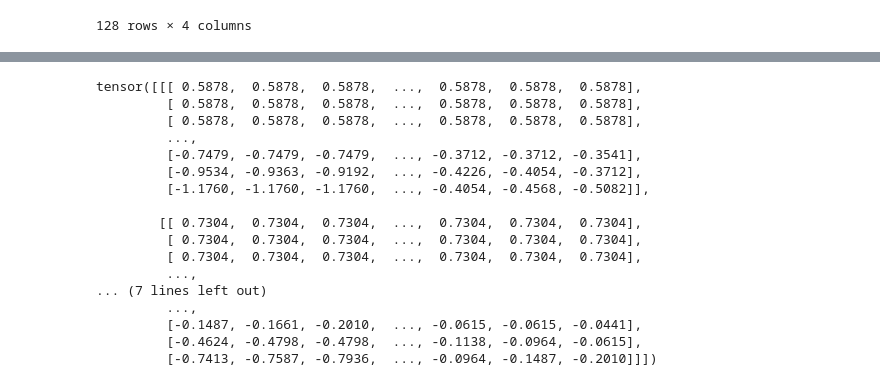
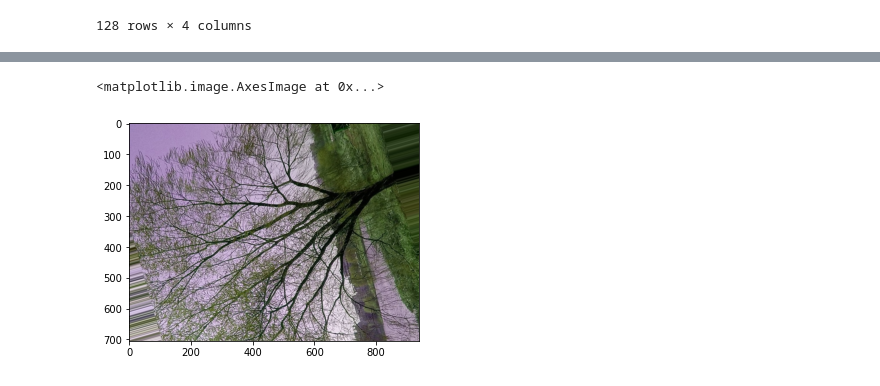
Before and after one commit to quhb2455/dacon_tourism, a Jupyter notebook: augmentation.ipynb, the cells around one changed output, grey strips where cells are left out. Drawn from its saved outputs; the diff is of its cells as text; code cells hidden in the pictures.

```diff
--- a/augmentation.ipynb
+++ b/augmentation.ipynb
@@ -125,38 +128,38 @@ df
+# %%
+import random
+import cv2
+import matplotlib.pyplot as plt
+
+transform = A.Compose([
+    # H ,W = 1 : 1.5
+#     A.Resize(250, 375),
+#     A.OneOf([
+#         A.RandomCrop(224,224),
+#         A.CenterCrop(224,224)
+#     ], p=1),
+    A.Affine(scale=(1,1.3), # 이미지 크기 조정
+         translate_percent=(-0.04, 0.04), # 이미지 이동
+         translate_px=None, # 픽셀단위로 이미지 이동
+         rotate=(-270, 270), # 회전 각도 조절
+         shear=None, # 잡아당기는 효과
+         interpolation=1,
+         mask_interpolation=1,
+         cval=16, cval_mask=16,
+         mode=1, # 회전 할 떄 남은 부분 색으로 채우기
+         fit_output=False, always_apply=False, p=0.7),
+    A.OneOf([
+        A.ToGray(),
+        A.ChannelShuffle(),
+    ], p=0.7),
+])
+
+img = cv2.imread('./data/image/train/TRAIN_00156.jpg')
+plt.imshow(img)
+img_ = transform(image=img)['image']
+# img_.shape
+plt.imshow(img_)
+# %% [output]
+<matplotlib.image.AxesImage at 0x...>
+[figure, new version]
 # %%
 from torchvision import transforms
-# %%
-transform = transforms.Compose(
-            [
-                # transforms.RandomResizedCrop(image_size),
-                transforms.Resize([250, 375]),
-                transforms.ColorJitter(brightness=0.4, contrast=0.4, saturation=0.4),
-                # add
-                # transforms.RandAugment(),
-                transforms.RandomHorizontalFlip(),
-                transforms.ToTensor(),
-                transforms.Normalize(mean=[0.485, 0.456, 0.406], std=[0.229, 0.224, 0.225]),
-            ]
-        )
-
-from PIL import Image, ImageFile
-
-img = transform(Image.open('./data/image/train/aug_0_TRAIN_00496.jpg').convert("RGB"))
-img
-# %% [output]
-tensor([[[ 0.5878,  0.5878,  0.5878,  ...,  0.5878,  0.5878,  0.5878],
-         [ 0.5878,  0.5878,  0.5878,  ...,  0.5878,  0.5878,  0.5878],
-         [ 0.5878,  0.5878,  0.5878,  ...,  0.5878,  0.5878,  0.5878],
-         ...,
-         [-0.7479, -0.7479, -0.7479,  ..., -0.3712, -0.3712, -0.3541],
-         [-0.9534, -0.9363, -0.9192,  ..., -0.4226, -0.4054, -0.3712],
-         [-1.1760, -1.1760, -1.1760,  ..., -0.4054, -0.4568, -0.5082]],
-
-        [[ 0.7304,  0.7304,  0.7304,  ...,  0.7304,  0.7304,  0.7304],
-         [ 0.7304,  0.7304,  0.7304,  ...,  0.7304,  0.7304,  0.7304],
-         [ 0.7304,  0.7304,  0.7304,  ...,  0.7304,  0.7304,  0.7304],
-         ...,
-... (7 lines left out)
-         ...,
-         [-0.1487, -0.1661, -0.2010,  ..., -0.0615, -0.0615, -0.0441],
-         [-0.4624, -0.4798, -0.4798,  ..., -0.1138, -0.0964, -0.0615],
-         [-0.7413, -0.7587, -0.7936,  ..., -0.0964, -0.1487, -0.2010]]])
```
Also changed, not shown: parts of 6 cells of this notebook, 10 other files.
